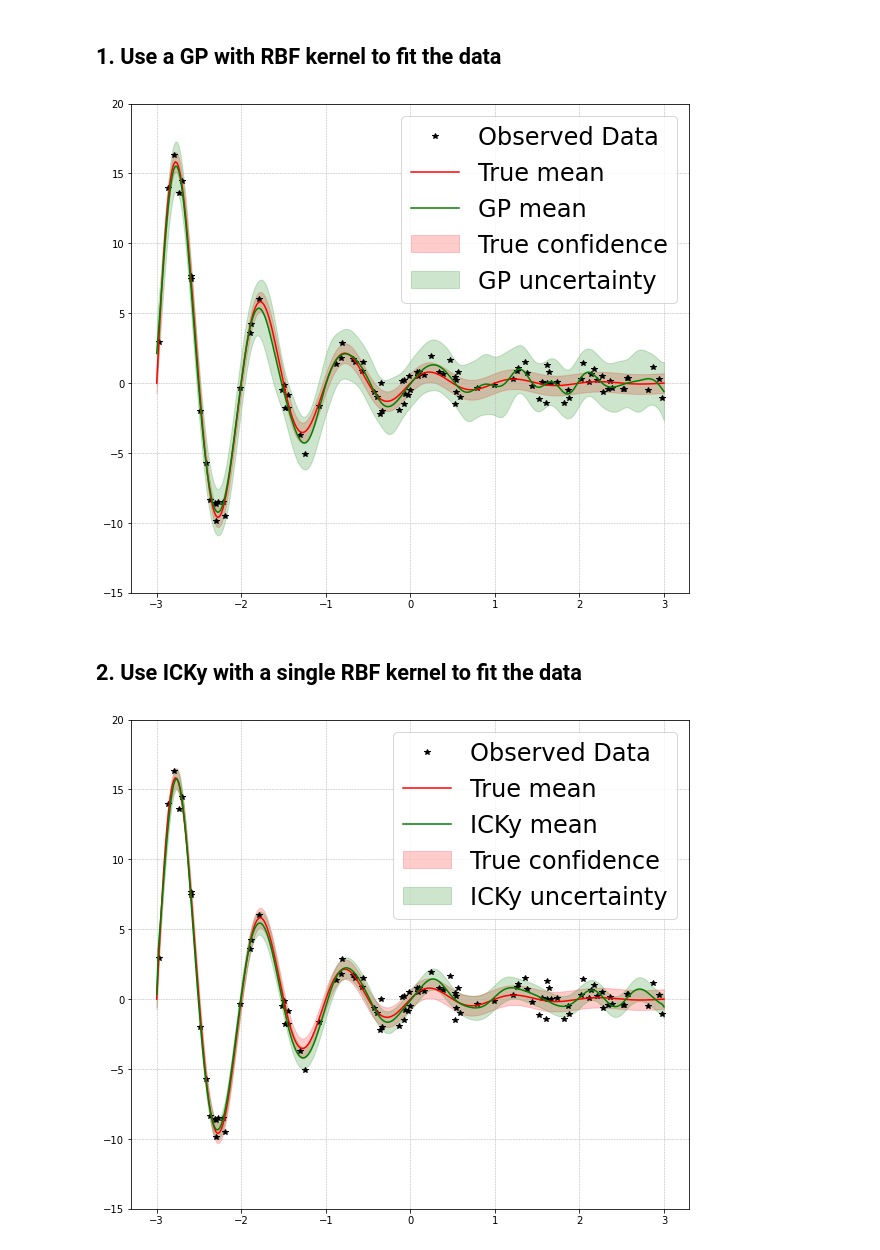
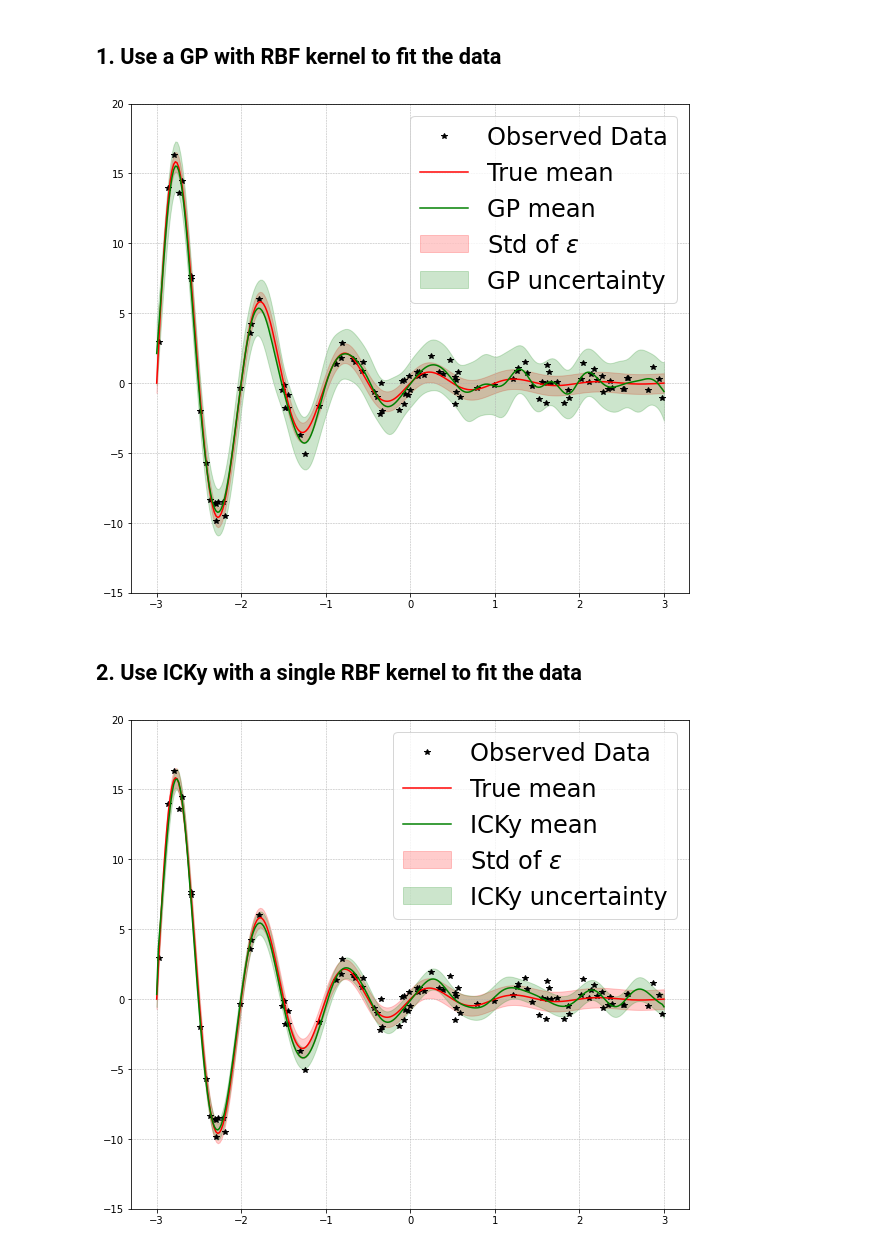
Before and after one commit to jzy95310/ICK, a Jupyter notebook: experiments/synthetic_data/Comparison_with_GP.ipynb, the cells around one changed output. Saved outputs shown, nothing was run; the diff lists cells and outputs as text; code cells hidden in the pictures.

Commit message:
Modify visualizaitons

```diff
--- a/experiments/synthetic_data/Comparison_with_GP.ipynb
+++ b/experiments/synthetic_data/Comparison_with_GP.ipynb
@@ -67,27 +67,27 @@ for i in num_epochs:
 # %%
 # Plot the model fit
 model.eval()
 likelihood.eval()
 
 with torch.no_grad(), gpytorch.settings.fast_pred_var():
     x_test = torch.linspace(-3., 3., 300)
     y_test_mean = torch.sin(2*np.pi*x_test) * torch.exp(-x_test)
     y_test = y_test_mean + torch.randn(x_test.size()) * np.sqrt(0.5)
     observed_pred = likelihood(model(x_test))
 
 with torch.no_grad():
     f, ax = plt.subplots(1, 1, figsize=(10,9))
     lower, upper = observed_pred.confidence_region()
     ax.plot(x_train.numpy(), y_train.numpy(), 'k*')
     ax.plot(x_test.numpy(), y_test_mean.numpy(), c='r')
     ax.plot(x_test.numpy(), observed_pred.mean.numpy(), c='g')
     ax.fill_between(x_test.numpy(), y_test_mean.numpy()-np.sqrt(0.5), y_test_mean.numpy()+np.sqrt(0.5), color='r', alpha=0.2)
     ax.fill_between(x_test.numpy(), lower.numpy(), upper.numpy(), color='g', alpha=0.2)
     ax.set_ylim([-15.,20.])
-    ax.legend(['Observed Data', 'True mean', 'GP mean', 'True confidence', 'GP uncertainty'], prop={'size': 24})
+    ax.legend(['Observed Data', 'True mean', 'GP mean', 'Std of $\epsilon$', 'GP uncertainty'], prop={'size': 24})
     ax.grid(ls='--', lw=0.5)
 # %% [output]
-[figure, old version]
+[figure, new version]
 # %% [markdown]
 ## 2. Use ICKy with a single RBF kernel to fit the data
 # %%
@@ -136,7 +136,7 @@ with torch.no_grad():
     ax.fill_between(x_test.numpy(), y_test_mean.numpy()-np.sqrt(0.5), y_test_mean.numpy()+np.sqrt(0.5), color='r', alpha=0.2)
     ax.fill_between(x_test.numpy(), lower, upper, color='g', alpha=0.2)
     ax.set_ylim([-15.,20.])
-    ax.legend(['Observed Data', 'True mean', 'ICKy mean', 'True confidence', 'ICKy uncertainty'], prop={'size': 24})
+    ax.legend(['Observed Data', 'True mean', 'ICKy mean', 'Std of $\epsilon$', 'ICKy uncertainty'], prop={'size': 24})
     ax.grid(ls='--', lw=0.5)
 # %% [output]
-[figure, old version]
+[figure, new version]
```
Also changed, not shown: 1 other file.
